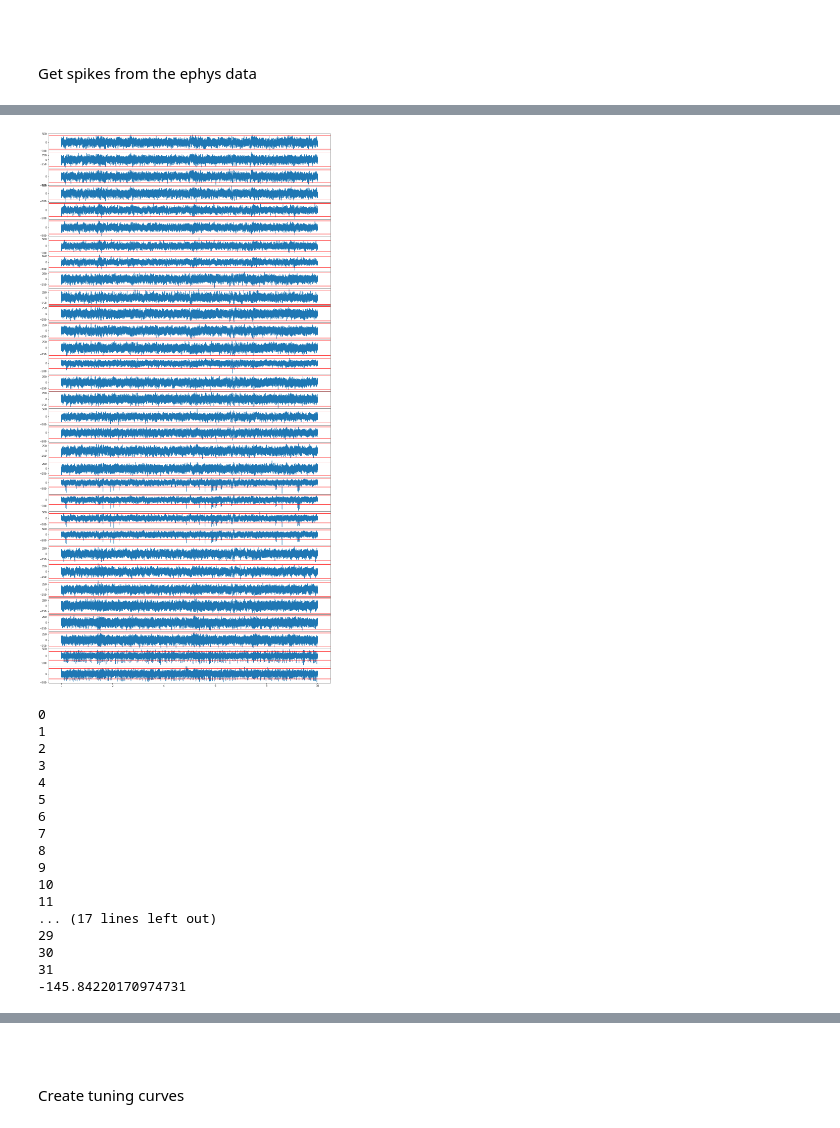
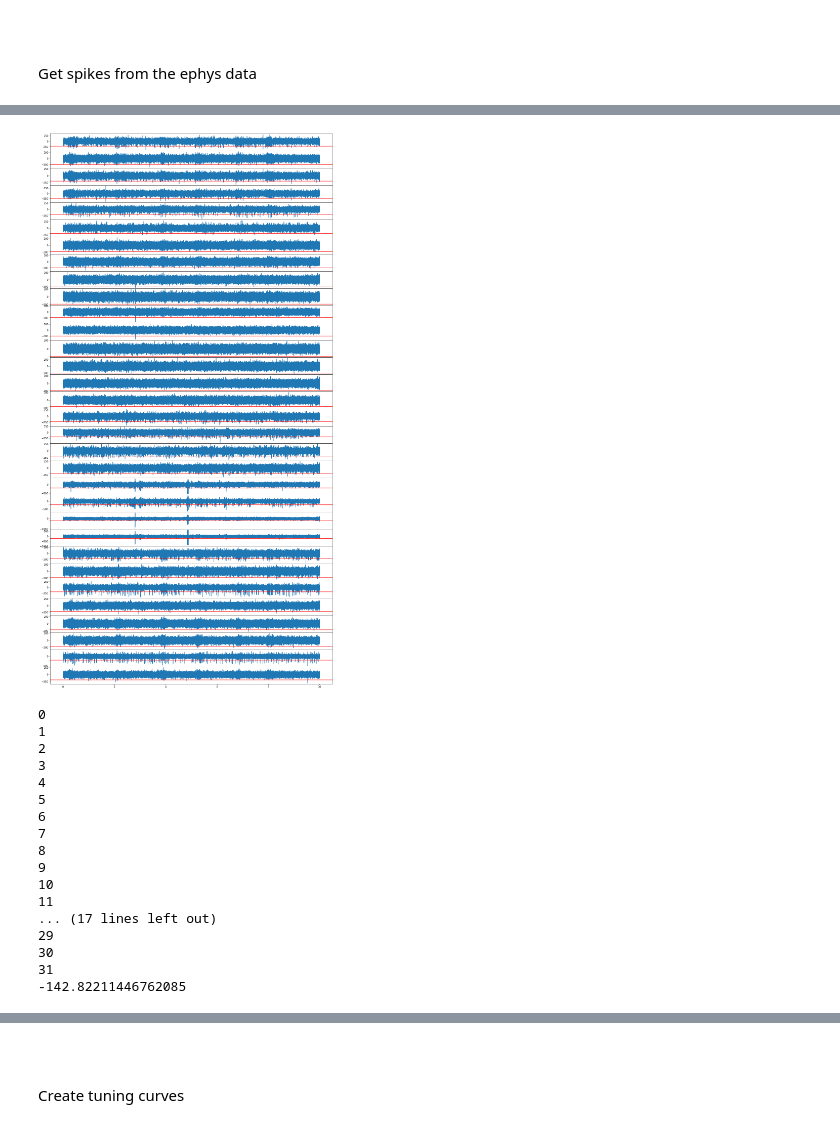
Before and after one commit to HernandoMV/OpenEphys_Analysis, a Jupyter notebook: SoundResponses.ipynb, the cells around one changed output, grey strips where cells are left out. Saved outputs shown, nothing was run; the diff lists cells and outputs as text; code cells hidden in the pictures.

```diff
--- a/SoundResponses.ipynb
+++ b/SoundResponses.ipynb
@@ -32,6 +38,13 @@ stimulus_order = Behav_Data_Dict['Stimulus']
+# %%
+def butter_bandpass(lowcut, highcut, fs, order=5):
+    nyq = 0.5 * fs
+    low = lowcut / nyq
+    high = highcut / nyq
+    b, a = butter(order, [low, high], btype='band')
+    return b, a
 # %%
 OEpath = '/mnt/c/Users/herny/Desktop/SWC/Data/Ephys_data/SoundResponses/'
-Experiment = 'Red_2019-03-05_19-01-16_SoundResponses'
+Experiment = 'Red_2019-03-15_10-13-44_SoundResponses'
 OEfile = pyopenephys.File(OEpath + Experiment)
 # %% [output]
 Loading Open-Ephys: reading settings.xml...
@@ -103,3 +119,10 @@ plt.show()
 # %%
 # Subtract the median from all channels
 RefSignals = AnalogSignals.signal - MedianSignal
+# %%
+# Band-pass filter the data
+RSfilt = [None] * len(AnalogSignals.signal)
+b,a = butter_bandpass(900, 6000, 30000)
+for row in range(len(AnalogSignals.signal)):
+    RSfilt[row] = filtfilt(b, a, RefSignals[row])
+    print(row)
@@ -106,27 +147,27 @@ RefSignals = AnalogSignals.signal - MedianSignal
 # %%
 # Compute the standard deviation of every channel
-RefSignalsSD = np.std(RefSignals, axis = 1)
+RefSignalsSD = np.std(RSfilt, axis = 1)
 # %%
 # Theshold cut-off
 SD_cutoff = 4.5
 # %%
 # Plot
 PlotX = range(0,300000)
 fig, axs = plt.subplots(32, 1, figsize=(20, 40) , facecolor='w', edgecolor='k', sharex=True)
 fig.subplots_adjust(hspace = .001, wspace=.001)
 axs = axs.ravel()
 
 for i in range(32):
-    axs[i].plot(AnalogSignals.times[PlotX], RefSignals[i][PlotX])
+    axs[i].plot(AnalogSignals.times[PlotX], RSfilt[i][PlotX])
     #axs[i].text(.5,.9,"Channel Idx "+str(i), horizontalalignment='center', transform=axs[i].transAxes)
     # plot SD
-    axs[i].axhline(SD_cutoff*RefSignalsSD[i], color = 'red')
+    #axs[i].axhline(SD_cutoff*RefSignalsSD[i], color = 'red')
     axs[i].axhline(-SD_cutoff*RefSignalsSD[i], color = 'red')
 
     #print(i)
 plt.show()
 # %% [output]
-[figure, old version]
+[figure, new version]
 # %%
 # Detect threshold crossings
 start = time.time()
@@ -135,11 +176,11 @@ SignalsSpikes = [None] * 32
 for Channel in range(32):
     # Get the time points above/below the cutoff
     #SigMaxIdx = argrelextrema(Channel, np.greater)
-    Crossings = AnalogSignals.times[abs(RefSignals[Channel])>SD_cutoff*RefSignalsSD[Channel]]
+    Crossings = AnalogSignals.times[(RSfilt[Channel])<-SD_cutoff*RefSignalsSD[Channel]]
 
-    # Get the first events in less than 2ms
+    # Get the first events in less than 1ms
     if len(Crossings)>0:
-        SignalsSpikes[Channel] = getFirstPulses(Crossings, 0.002)
+        SignalsSpikes[Channel] = getFirstPulses(Crossings, 0.001)
 
     print(Channel)
 
@@ -161,7 +202,7 @@ print(start - time.time())
 29
 30
 31
--145.84220170974731
+-142.82211446762085
 # %%
 # Save the data
 # Saving the objects:
```
Also changed, not shown: parts of 24 cells of this notebook.
